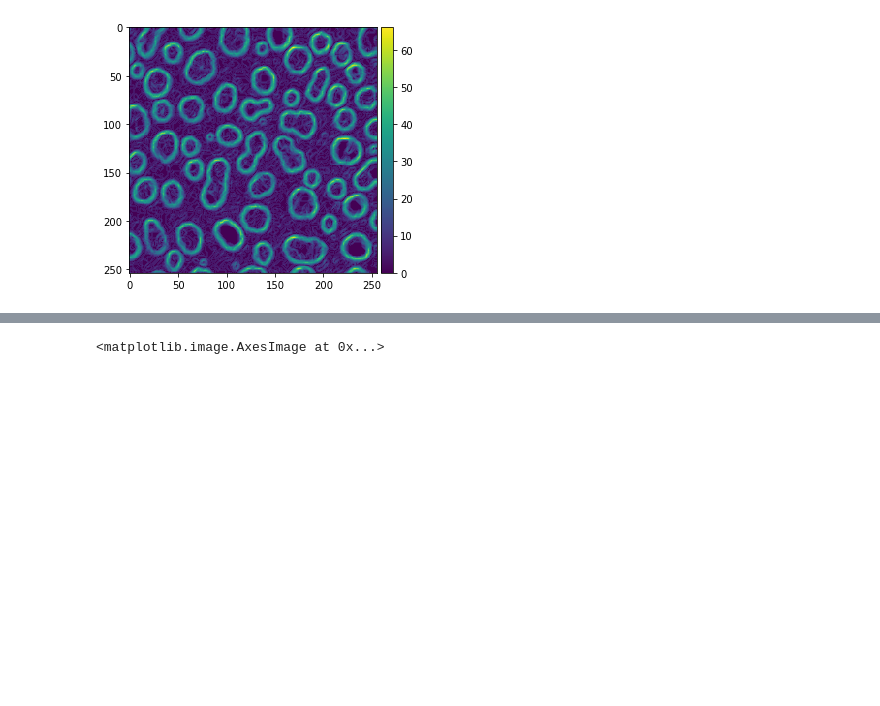
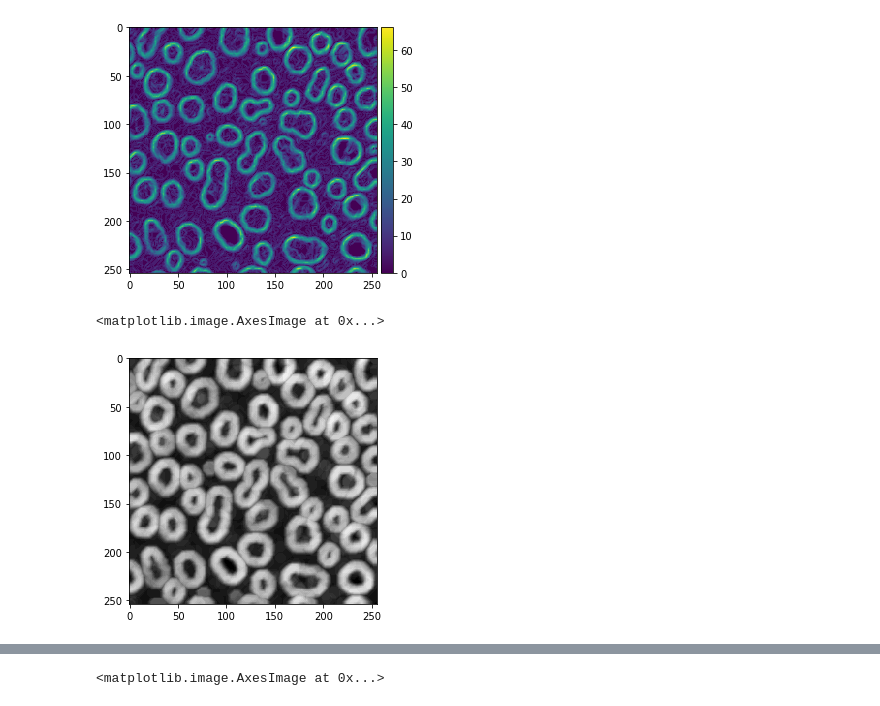
Before and after one commit to haesleinhuepf/napari-simpleitk-image-processing, a Jupyter notebook: docs/demo.ipynb, the cells around one changed output, grey strips where cells are left out. Cells and saved outputs as stored; diff of their text form; code cells hidden in the pictures; blank space fills up the shorter version.

```diff
--- a/docs/demo.ipynb
+++ b/docs/demo.ipynb
@@ -151,3 +168,9 @@ imshow(gradient_magnitude(blobs))
 # %% [output]
 <matplotlib.image.AxesImage at 0x...>
 [figure]
+# %%
+from napari_simpleitk_image_processing import morphological_gradient
+imshow(morphological_gradient(blobs))
+# %% [output]
+<matplotlib.image.AxesImage at 0x...>
+[figure, added]
```
Also changed, not shown: parts of 9 cells of this notebook.
